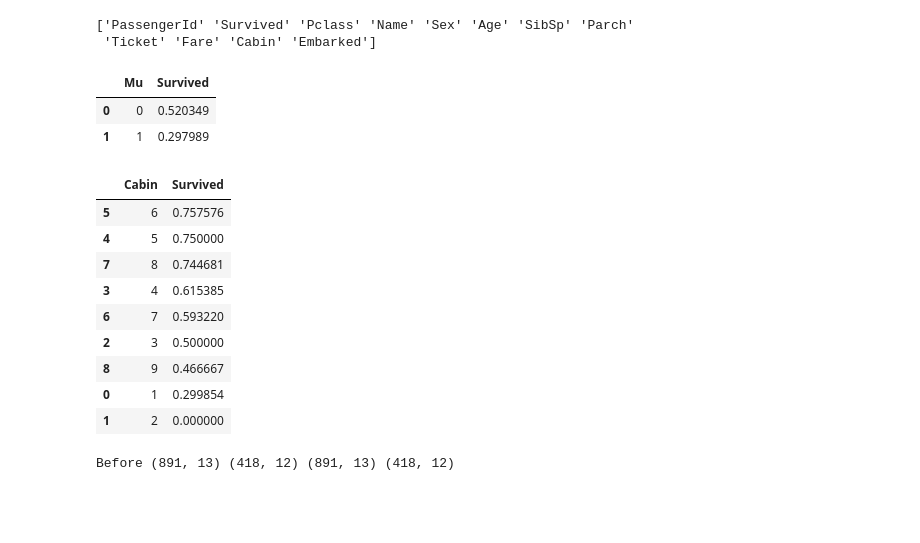
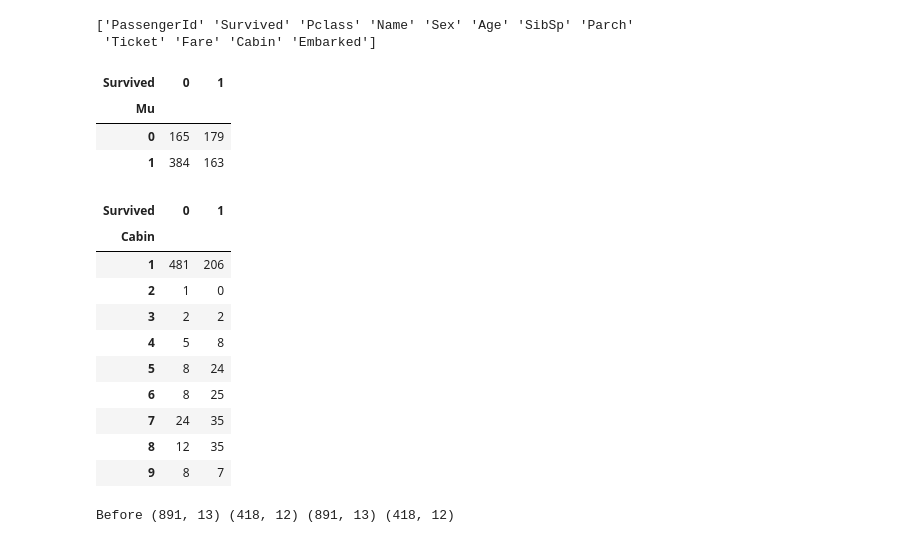
Before and after one commit to sogolhaghani/Titanic-Machine-Learning-from-Disaster, a Jupyter notebook: src/1.ipynb, the cells around one changed output. Cells and saved outputs as stored; diff of their text form; code cells hidden in the pictures; blank space fills up the shorter version.

```diff
--- a/src/1.ipynb
+++ b/src/1.ipynb
@@ -44,30 +44,32 @@ for dataset in combine:
     dataset.loc[(dataset.Ticket.duplicated(keep= False)) , 'Mu'] = 0
     dataset['Mu'] = dataset['Mu'].astype(int)
 train_df[['Mu', 'Survived']].groupby(['Mu'], as_index=False).mean()
-# pd.crosstab(train_df['Mu'], train_df['Survived'])
+pd.crosstab(train_df['Mu'], train_df['Survived'])
 # %% [output]
-|  | Mu | Survived |
-| 0 | 0 | 0.520349 |
-| 1 | 1 | 0.297989 |
+| Survived | 0 | 1 |
+| Mu |  |  |
+| 0 | 165 | 179 |
+| 1 | 384 | 163 |
 # %%
 cabin_category = {'A':9, 'B':8, 'C':7, 'D':6, 'E':5, 'F':4, 'G':3, 'T':2, 'U':1}
 for dataset in combine:
     dataset['Cabin'] = dataset['Cabin'].fillna('U')
     dataset['Cabin'] = dataset['Cabin'].replace('([0-9]+)', '',regex=True).str.slice(0, 1)
     dataset['Cabin'] = dataset['Cabin'].map(cabin_category)
 train_df[["Cabin", "Survived"]].groupby(['Cabin'], as_index=False).mean().sort_values(by='Survived', ascending=False)
-# pd.crosstab(train_df['Cabin'], train_df['Survived'])
+pd.crosstab(train_df['Cabin'], train_df['Survived'])
 # %% [output]
-|  | Cabin | Survived |
-| 5 | 6 | 0.757576 |
-| 4 | 5 | 0.750000 |
-| 7 | 8 | 0.744681 |
-| 3 | 4 | 0.615385 |
-| 6 | 7 | 0.593220 |
-| 2 | 3 | 0.500000 |
-| 8 | 9 | 0.466667 |
-| 0 | 1 | 0.299854 |
-| 1 | 2 | 0.000000 |
+| Survived | 0 | 1 |
+| Cabin |  |  |
+| 1 | 481 | 206 |
+| 2 | 1 | 0 |
+| 3 | 2 | 2 |
+| 4 | 5 | 8 |
+| 5 | 8 | 24 |
+| 6 | 8 | 25 |
+| 7 | 24 | 35 |
+| 8 | 12 | 35 |
+| 9 | 8 | 7 |
 # %%
 print("Before", train_df.shape, test_df.shape, combine[0].shape, combine[1].shape)
 
```
Also changed, not shown: parts of 27 cells of this notebook.
